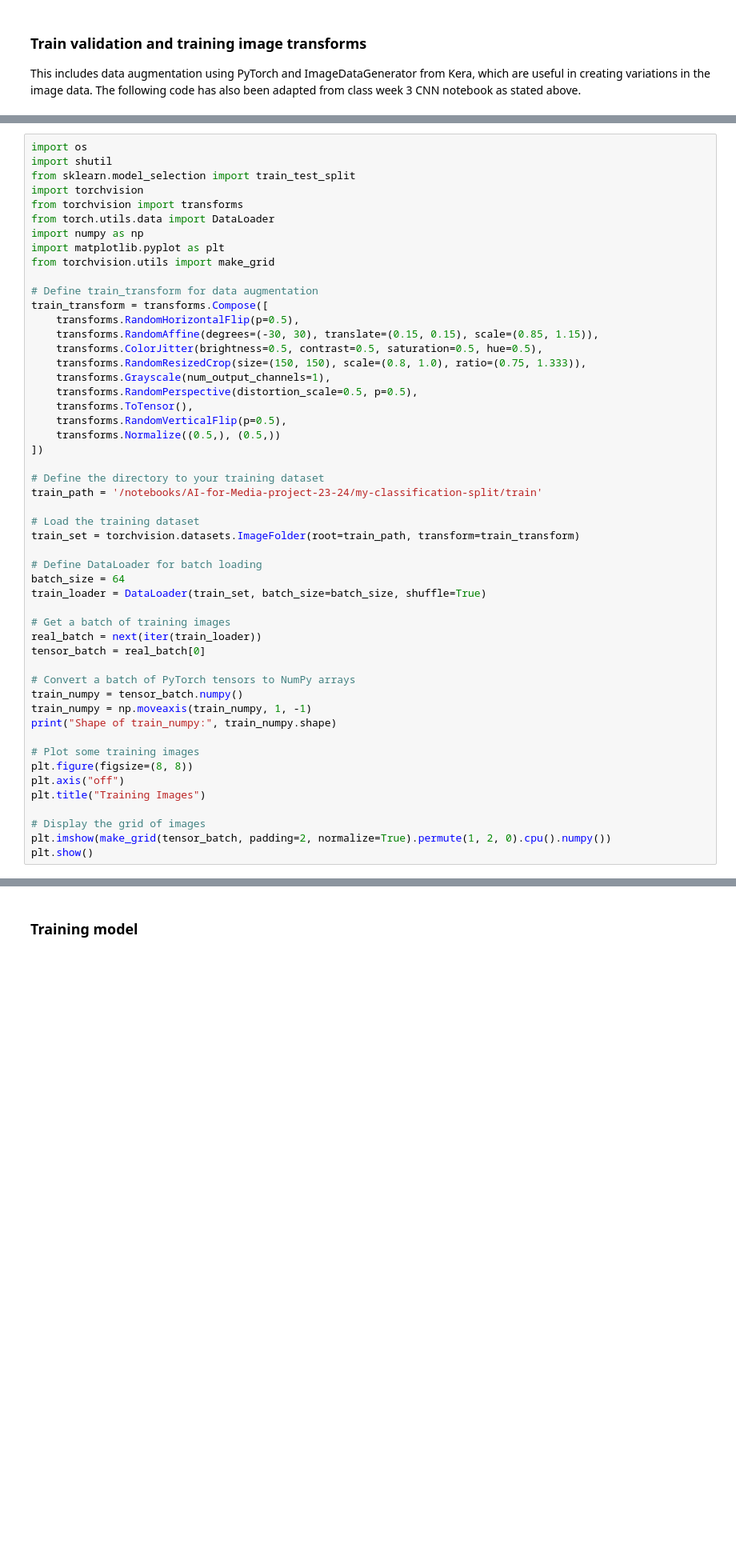
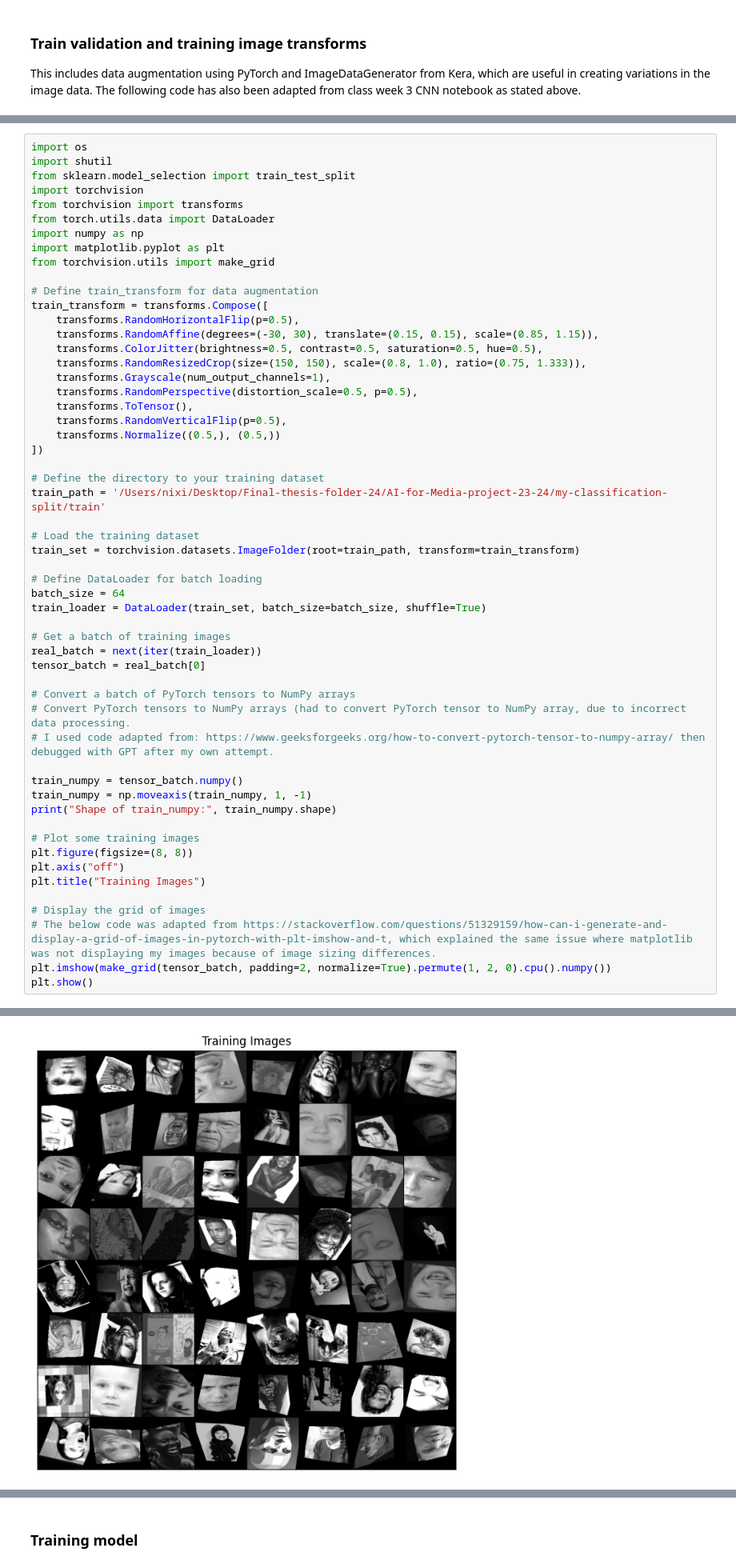
Before and after one commit to n1cffz/Final-thesis-folder-24, a Jupyter notebook: AI-for-Media-project-23-24/3-Data Cleaning.ipynb, the cells around one changed output, grey strips where cells are left out. Shown at 80% size. Saved outputs shown, nothing was run; the diff lists cells and outputs as text; blank space fills up the shorter version.

```diff
--- a/AI-for-Media-project-23-24/3-Data Cleaning.ipynb
+++ b/AI-for-Media-project-23-24/3-Data Cleaning.ipynb
@@ -598,7 +630,7 @@ train_transform = transforms.Compose([
 ])
 
 # Define the directory to your training dataset
-train_path = '/notebooks/AI-for-Media-project-23-24/my-classification-split/train'
+train_path = '/Users/nixi/Desktop/Final-thesis-folder-24/AI-for-Media-project-23-24/my-classification-split/train'
 
 # Load the training dataset
 train_set = torchvision.datasets.ImageFolder(root=train_path, transform=train_transform)
@@ -612,6 +644,9 @@ real_batch = next(iter(train_loader))
 tensor_batch = real_batch[0]
 
 # Convert a batch of PyTorch tensors to NumPy arrays
+# Convert PyTorch tensors to NumPy arrays (had to convert PyTorch tensor to NumPy array, due to incorrect data processing.
+# I used code adapted from: https://www.geeksforgeeks.org/how-to-convert-pytorch-tensor-to-numpy-array/ then debugged with GPT after my own attempt.
+
 train_numpy = tensor_batch.numpy()
 train_numpy = np.moveaxis(train_numpy, 1, -1)
 print("Shape of train_numpy:", train_numpy.shape)
@@ -622,5 +657,7 @@ plt.axis("off")
 plt.title("Training Images")
 
 # Display the grid of images
+# The below code was adapted from https://stackoverflow.com/questions/51329159/how-can-i-generate-and-display-a-grid-of-images-in-pytorch-with-plt-imshow-and-t, which explained the same issue where matplotlib was not displaying my images because of image sizing differences.
 plt.imshow(make_grid(tensor_batch, padding=2, normalize=True).permute(1, 2, 0).cpu().numpy())
 plt.show()
+# %% [output]
@@ -626,0 +665 @@ plt.show()
+[figure, added]
```
Also changed, not shown: parts of 13 cells of this notebook.
